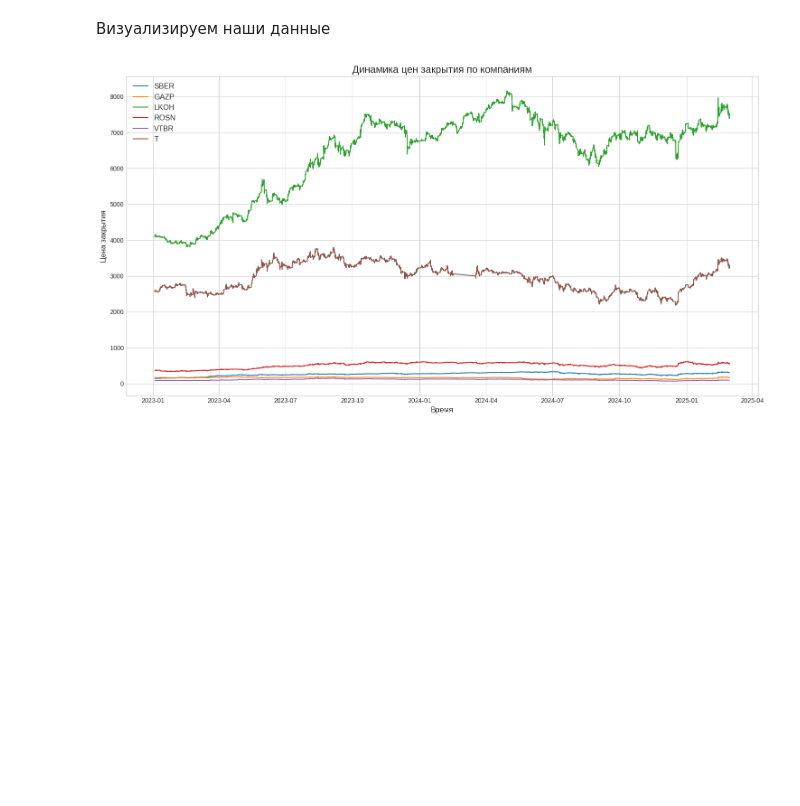
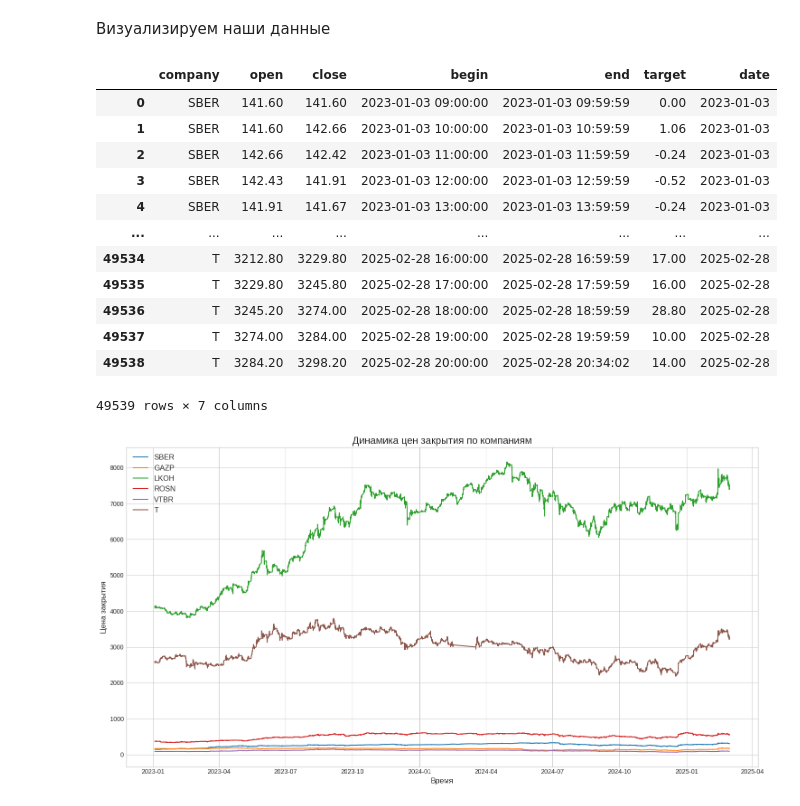
Before and after one commit to Rissochek/CodeCats, a Jupyter notebook: research/research_predictive_analytics.ipynb, the cells around one changed output. Cells and saved outputs as stored; diff of their text form; code cells hidden in the pictures; blank space fills up the shorter version.

```diff
--- a/research/research_predictive_analytics.ipynb
+++ b/research/research_predictive_analytics.ipynb
@@ -79,6 +79,22 @@ moex_data['date'] = moex_data['begin'].dt.date
 companies = moex_data['company'].unique()
 
 plt.style.use('seaborn-v0_8-whitegrid')
+# %%
+moex_data
+# %% [output]
+|  | company | open | close | begin | end | target | date |
+| 0 | SBER | 141.60 | 141.60 | 2023-01-03 09:00:00 | 2023-01-03 09:59:59 | 0.00 | 2023-01-03 |
+| 1 | SBER | 141.60 | 142.66 | 2023-01-03 10:00:00 | 2023-01-03 10:59:59 | 1.06 | 2023-01-03 |
+| 2 | SBER | 142.66 | 142.42 | 2023-01-03 11:00:00 | 2023-01-03 11:59:59 | -0.24 | 2023-01-03 |
+| 3 | SBER | 142.43 | 141.91 | 2023-01-03 12:00:00 | 2023-01-03 12:59:59 | -0.52 | 2023-01-03 |
+| 4 | SBER | 141.91 | 141.67 | 2023-01-03 13:00:00 | 2023-01-03 13:59:59 | -0.24 | 2023-01-03 |
+| ... | ... | ... | ... | ... | ... | ... | ... |
+| 49534 | T | 3212.80 | 3229.80 | 2025-02-28 16:00:00 | 2025-02-28 16:59:59 | 17.00 | 2025-02-28 |
+| 49535 | T | 3229.80 | 3245.80 | 2025-02-28 17:00:00 | 2025-02-28 17:59:59 | 16.00 | 2025-02-28 |
+| 49536 | T | 3245.20 | 3274.00 | 2025-02-28 18:00:00 | 2025-02-28 18:59:59 | 28.80 | 2025-02-28 |
+| 49537 | T | 3274.00 | 3284.00 | 2025-02-28 19:00:00 | 2025-02-28 19:59:59 | 10.00 | 2025-02-28 |
+| 49538 | T | 3284.20 | 3298.20 | 2025-02-28 20:00:00 | 2025-02-28 20:34:02 | 14.00 | 2025-02-28 |
+49539 rows × 7 columns
 # %%
 plt.figure(figsize=(15, 8))
 for company in companies:
```
Also changed, not shown: parts of 9 cells of this notebook, 34 other files.
